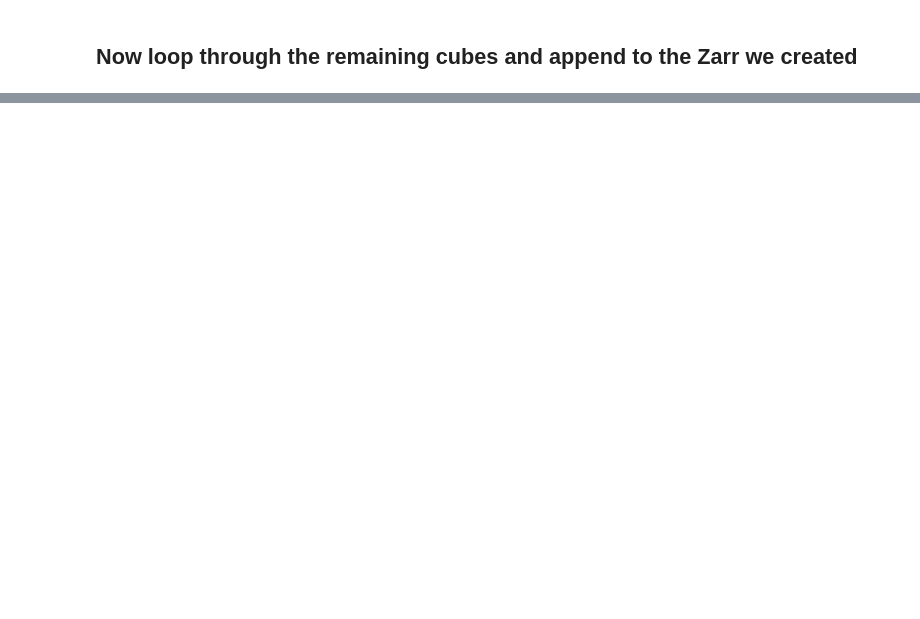
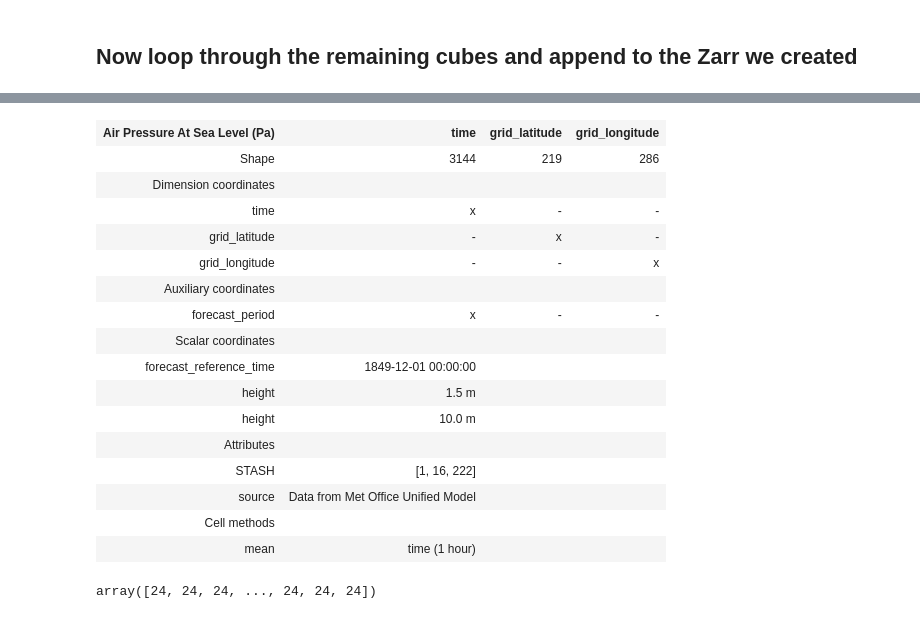
Before and after one commit to informatics-lab/CRD__kevin_scratch, a Jupyter notebook: pp_to_zarr_daily.ipynb, the cells around one changed output, grey strips where cells are left out. Drawn from its saved outputs; the diff is of its cells as text; code cells hidden in the pictures; blank space fills up the shorter version.

```diff
--- a/pp_to_zarr_daily.ipynb
+++ b/pp_to_zarr_daily.ipynb
@@ -209,0 +282,3 @@ display(list(range(start, len(filepaths), step)))
+# %%
+dsz1 = xr.open_zarr(ZARR)
+dsz1
@@ -209,0 +303,26 @@ display(list(range(start, len(filepaths), step)))
+# %%
+cubez = dsz1.air_pressure_at_sea_level.to_iris()
+cubez
+# %% [output]
+| Air Pressure At Sea Level (Pa) | time | grid_latitude | grid_longitude |
+| Shape | 3144 | 219 | 286 |
+| Dimension coordinates |  |  |  |
+| time | x | - | - |
+| grid_latitude | - | x | - |
+| grid_longitude | - | - | x |
+| Auxiliary coordinates |  |  |  |
+| forecast_period | x | - | - |
+| Scalar coordinates |  |  |  |
+| forecast_reference_time | 1849-12-01 00:00:00 |  |  |
+| height | 1.5 m |  |  |
+| height | 10.0 m |  |  |
+| Attributes |  |  |  |
+| STASH | [1, 16, 222] |  |  |
+| source | Data from Met Office Unified Model |  |  |
+| Cell methods |  |  |  |
+| mean | time (1 hour) |  |  |
+# %%
+deltas = cubez.coord('time').points[1:]-cubez.coord('time').points[0:-1]
+deltas
+# %% [output]
+array([24, 24, 24, ..., 24, 24, 24])
```
Also changed, not shown: parts of 17 cells of this notebook, 1 other file.
